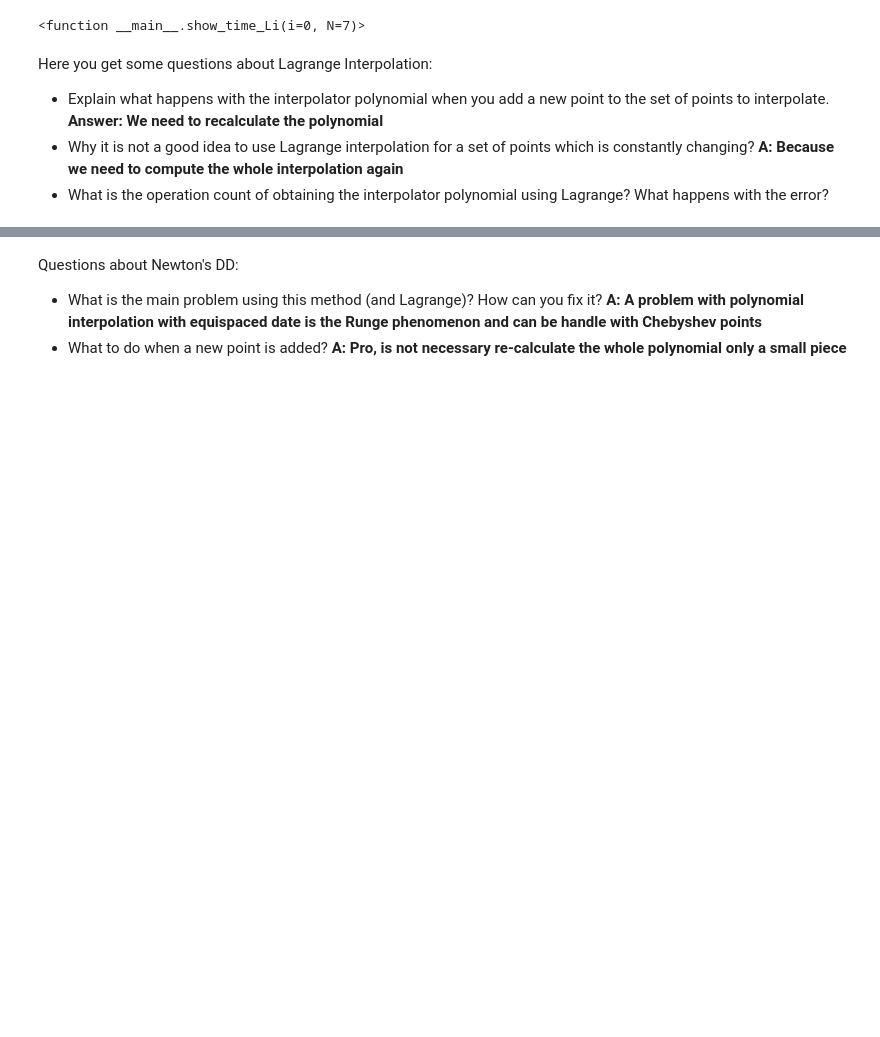
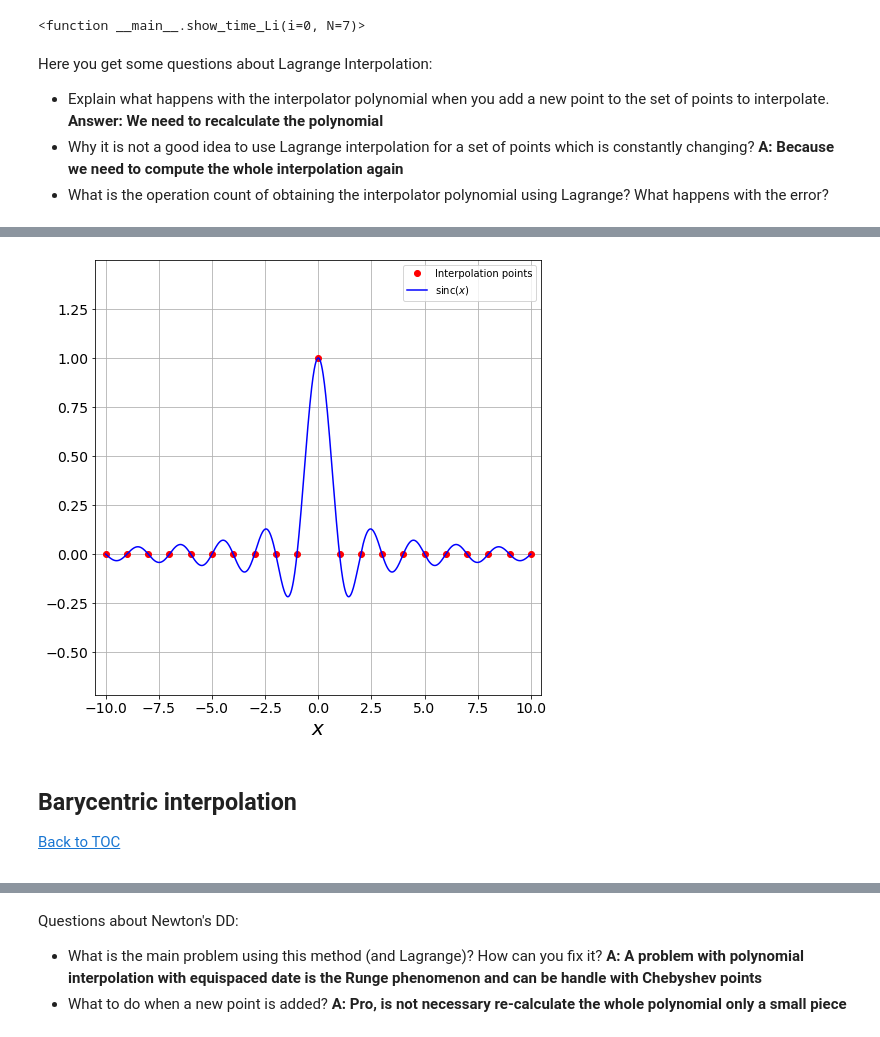
Before and after one commit to tclaudioe/Scientific-Computing, a Jupyter notebook: SC1v2/05_Polynomial_Interpolation_1D.ipynb, the cells around one changed output, grey strips where cells are left out. Saved outputs shown, nothing was run; the diff lists cells and outputs as text; code cells hidden in the pictures; blank space fills up the shorter version.

Commit message:
Main update of 05_Polynomial_Interpolation_1D.ipynb

```diff
--- a/SC1v2/05_Polynomial_Interpolation_1D.ipynb
+++ b/SC1v2/05_Polynomial_Interpolation_1D.ipynb
@@ -201,0 +237,23 @@ Here you get some questions about Lagrange Interpolation:
+# %%
+xD = np.arange(-10,11)
+yD = np.zeros_like(xD)
+yD[10] = 1
+xi = np.linspace(-10,10,1000)
+yi = np.sinc(xi)
+plt.figure(figsize=(8,8))
+plt.plot(xD,yD,'ro',label='Interpolation points')
+plt.plot(xi,yi,'b-',label='sinc$(x)$')
+plt.xlim(min(xi)-0.5, max(xi)+0.5)
+plt.ylim(min(yi)-0.5, max(yi)+0.5)
+plt.grid(True)
+plt.legend(loc='best')
+plt.xlabel('$x$')
+#plt.ylabel('$P(x)$')
+plt.show()
+# %% [output]
+[figure, added]
+# %% [markdown]
+<div id='barycentric' />
+
+## Barycentric interpolation
+[Back to TOC](#toc)
```
Also changed, not shown: parts of 50 cells of this notebook, 1 other file.
